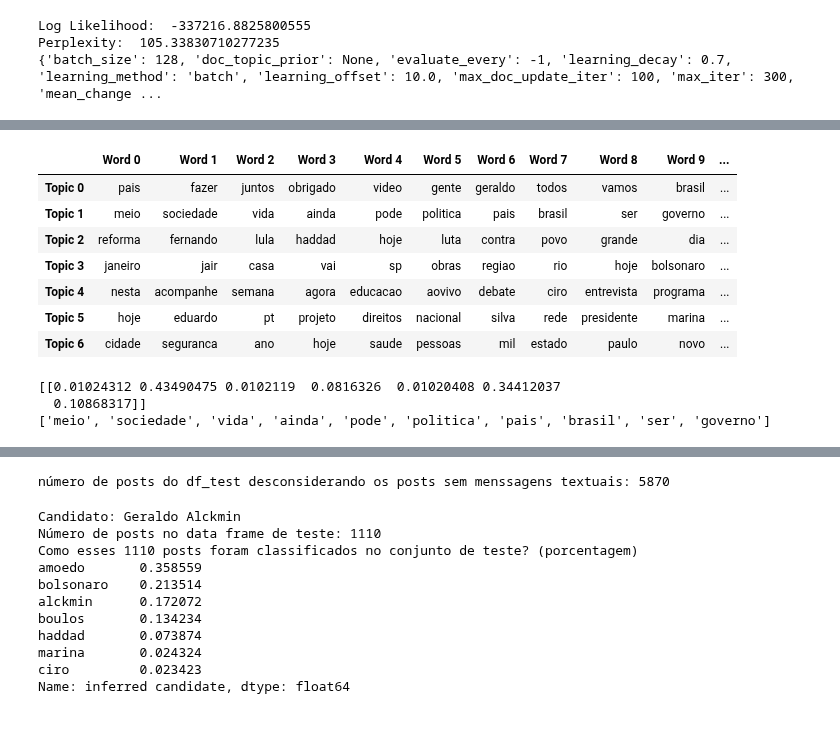
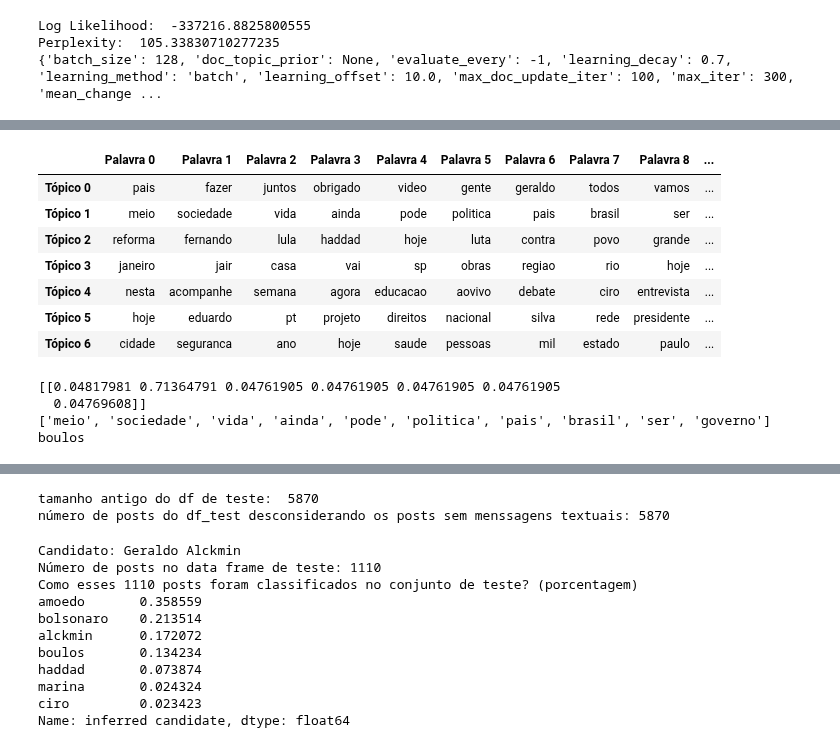
Before and after one commit to LucasPereiraMiranda/social-media-analysis, a Jupyter notebook: source/jupyter/identify_candidate/lda_topics.ipynb, the cells around one changed output, grey strips where cells are left out. Cells and saved outputs as stored; diff of their text form; code cells hidden in the pictures.

```diff
--- a/source/jupyter/identify_candidate/lda_topics.ipynb
+++ b/source/jupyter/identify_candidate/lda_topics.ipynb
@@ -149,28 +137,20 @@ df_topic_keywords
-# %%
-classifications = ['alckmin','boulos','haddad','bolsonaro',"ciro",
-                   "marina","amoedo"]
-
-
-# para 12 tópicos - começou bem, mas piorou
-#classifications = ['Segundo Turno','Participe','Luta das Mulheres',"Mudar o Brasil","Campanha Eleitoral",
-#                   "Propostas e Debate","Emprego","Saúde/Educação/Segurança",
-#                   "Programa",""]
-
-#Topics = ["Agradecimento","Verdade","Direita","Polícia","Caminhoneiros", "Distritos Brasileiros", "Entrevista", "Globo", "Corrupção", "Paulo Guedes"]
-
-
-df_topic_keywords ["Classification"] = classifications
-
-df_topic_keywords
-# %% [output]
-|  | Word 0 | Word 1 | Word 2 | Word 3 | Word 4 | Word 5 | Word 6 | Word 7 | Word 8 | Word 9 | ... |
-| Topic 0 | pais | fazer | juntos | obrigado | video | gente | geraldo | todos | vamos | brasil | ... |
-| Topic 1 | meio | sociedade | vida | ainda | pode | politica | pais | brasil | ser | governo | ... |
-| Topic 2 | reforma | fernando | lula | haddad | hoje | luta | contra | povo | grande | dia | ... |
-| Topic 3 | janeiro | jair | casa | vai | sp | obras | regiao | rio | hoje | bolsonaro | ... |
-| Topic 4 | nesta | acompanhe | semana | agora | educacao | aovivo | debate | ciro | entrevista | programa | ... |
-| Topic 5 | hoje | eduardo | pt | projeto | direitos | nacional | silva | rede | presidente | marina | ... |
-| Topic 6 | cidade | seguranca | ano | hoje | saude | pessoas | mil | estado | paulo | novo | ... |
+# %%
+classifications = ['alckmin','boulos','haddad','bolsonaro',"ciro",
+                   "marina","amoedo"]
+
+
+df_topic_keywords ["Classificação"] = classifications
+
+df_topic_keywords
+# %% [output]
+|  | Palavra 0 | Palavra 1 | Palavra 2 | Palavra 3 | Palavra 4 | Palavra 5 | Palavra 6 | Palavra 7 | Palavra 8 | ... |
+| Tópico 0 | pais | fazer | juntos | obrigado | video | gente | geraldo | todos | vamos | ... |
+| Tópico 1 | meio | sociedade | vida | ainda | pode | politica | pais | brasil | ser | ... |
+| Tópico 2 | reforma | fernando | lula | haddad | hoje | luta | contra | povo | grande | ... |
+| Tópico 3 | janeiro | jair | casa | vai | sp | obras | regiao | rio | hoje | ... |
+| Tópico 4 | nesta | acompanhe | semana | agora | educacao | aovivo | debate | ciro | entrevista | ... |
+| Tópico 5 | hoje | eduardo | pt | projeto | direitos | nacional | silva | rede | presidente | ... |
+| Tópico 6 | cidade | seguranca | ano | hoje | saude | pessoas | mil | estado | paulo | ... |
 # %%
 def predict_topic(text,vectorizer=cv):
     # vetorizacao
@@ -184,14 +164,18 @@ def predict_topic(text,vectorizer=cv):
 
 
 # Predict the topic
-mytext = 'msts'
+mytext = 'o publico lgbt esta crescendo no brasil'
+
+infer_topic, topic, prob_scores = predict_topic(text = mytext)
+
 print(prob_scores)
 print(topic)
 print(infer_topic)
 # %% [output]
-[[0.01024312 0.43490475 0.0102119  0.0816326  0.01020408 0.34412037
-  0.10868317]]
+[[0.04817981 0.71364791 0.04761905 0.04761905 0.04761905 0.04761905
+  0.04769608]]
 ['meio', 'sociedade', 'vida', 'ainda', 'pode', 'politica', 'pais', 'brasil', 'ser', 'governo']
+boulos
 # %%
 #===========================================================================
 # predizendo o topico por de cada uma das mensagens por meio do modelo lda
@@ -208,10 +192,15 @@ df_test.head()
 | 5295 | 2019-04-01T22:01:50+0000 | 353551475083023_693728524398648 | camara deputados aprovou projeto ... | a camara dos deputados aprovou um... | 2925 | shared_story | https://external-gru1-1.xx.fbcdn.... | ... |
 | 9992 | 2020-02-22T13:39:47+0000 | 398845206932703_1612345018916043 | escola militar negando direito ba... | escola militar negando direito ba... | 955 | shared_story | https://external.fplu2-1.fna.fbcd... | ... |
 # %%
+#===========================================================================
+# Removendo posts sem menssagem do df de teste (se existirem)
+#===========================================================================
+print('tamanho antigo do df de teste: ',len(df_test))
 filter_mask  = df_test['has_textual_message'] == True
 df_test = df_test[filter_mask]
 print('número de posts do df_test desconsiderando os posts sem menssagens textuais: {0}'.format(str(len(df_test))))
 # %% [output]
+tamanho antigo do df de teste:  5870
 número de posts do df_test desconsiderando os posts sem menssagens textuais: 5870
 # %%
 #===========================================================================
```
Also changed, not shown: parts of 8 cells of this notebook, 1 other file.
